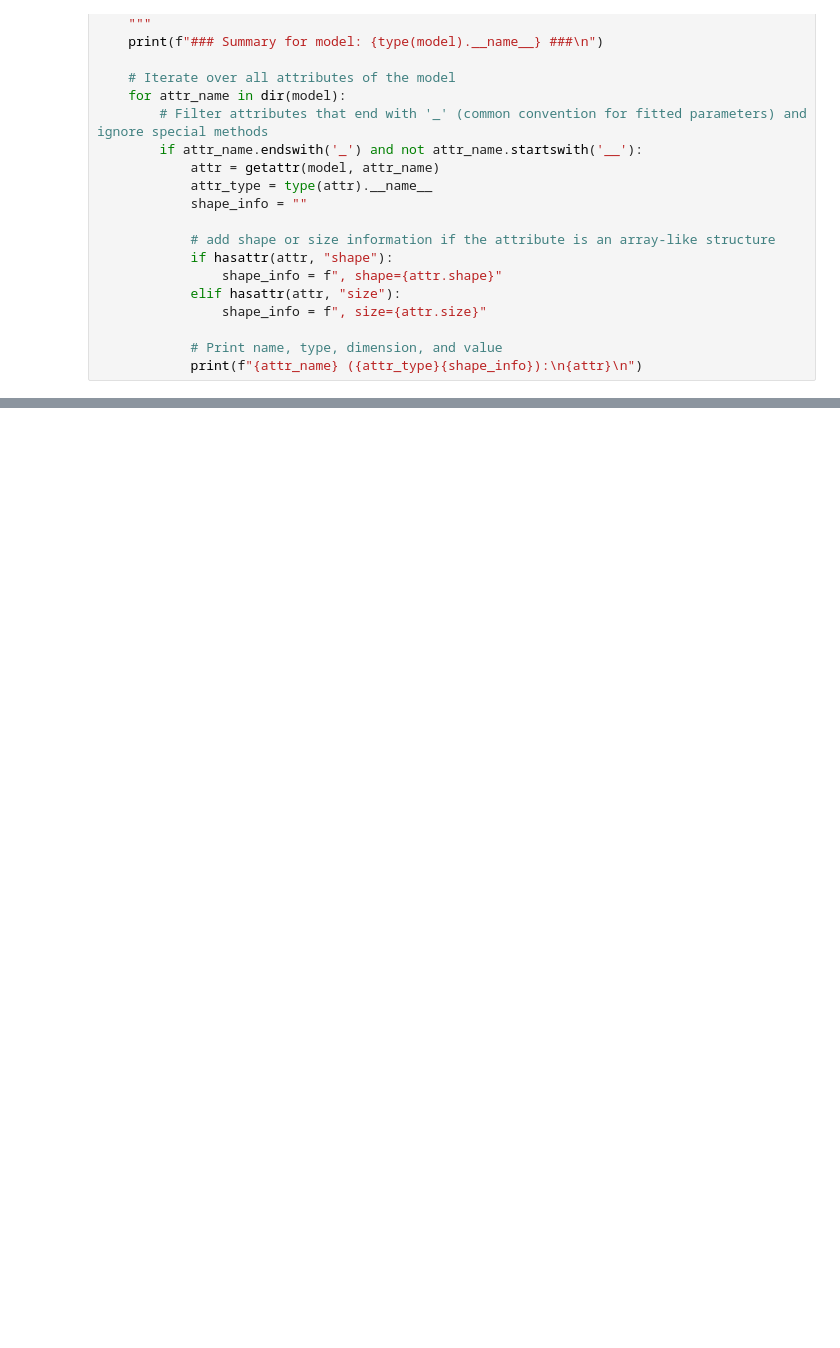
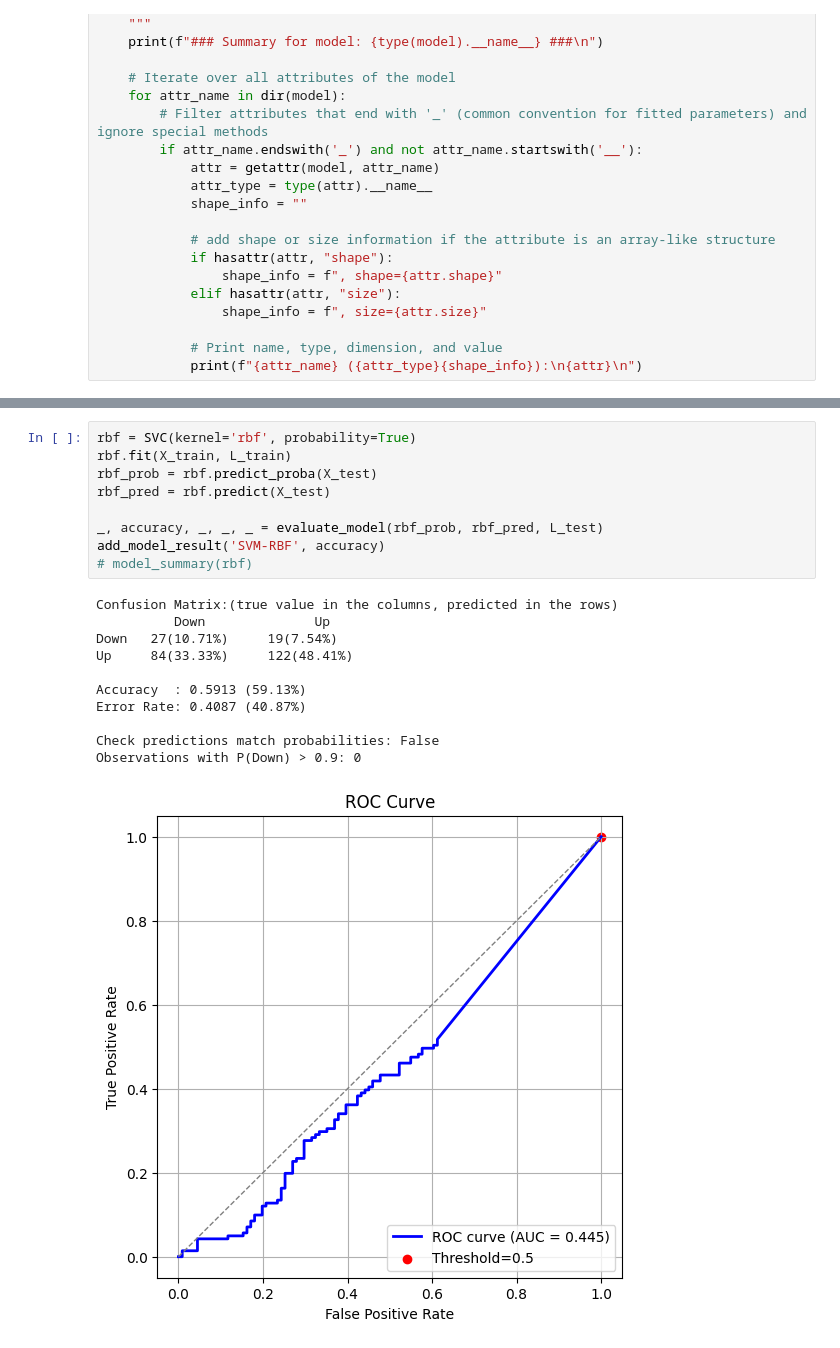
Before and after one commit to GaetanoComandatore/ML, a Jupyter notebook: notebooks/exAA/Classification.ipynb, the cells around one changed output, grey strips where cells are left out. Drawn from its saved outputs; the diff is of its cells as text; blank space fills up the shorter version.

```diff
--- a/notebooks/exAA/Classification.ipynb
+++ b/notebooks/exAA/Classification.ipynb
@@ -789,0 +963,21 @@ False
+# %%
+rbf = SVC(kernel='rbf', probability=True)
+rbf.fit(X_train, L_train)
+rbf_prob = rbf.predict_proba(X_test)
+rbf_pred = rbf.predict(X_test)
+
+_, accuracy, _, _, _ = evaluate_model(rbf_prob, rbf_pred, L_test)
+add_model_result('SVM-RBF', accuracy)
+# model_summary(rbf)
+# %% [output]
+Confusion Matrix:(true value in the columns, predicted in the rows)
+          Down              Up
+Down   27(10.71%)     19(7.54%)
+Up     84(33.33%)     122(48.41%)
+
+Accuracy  : 0.5913 (59.13%)
+Error Rate: 0.4087 (40.87%)
+
+Check predictions match probabilities: False
+Observations with P(Down) > 0.9: 0
+[figure, added]
```
Also changed, not shown: parts of 20 cells of this notebook.
